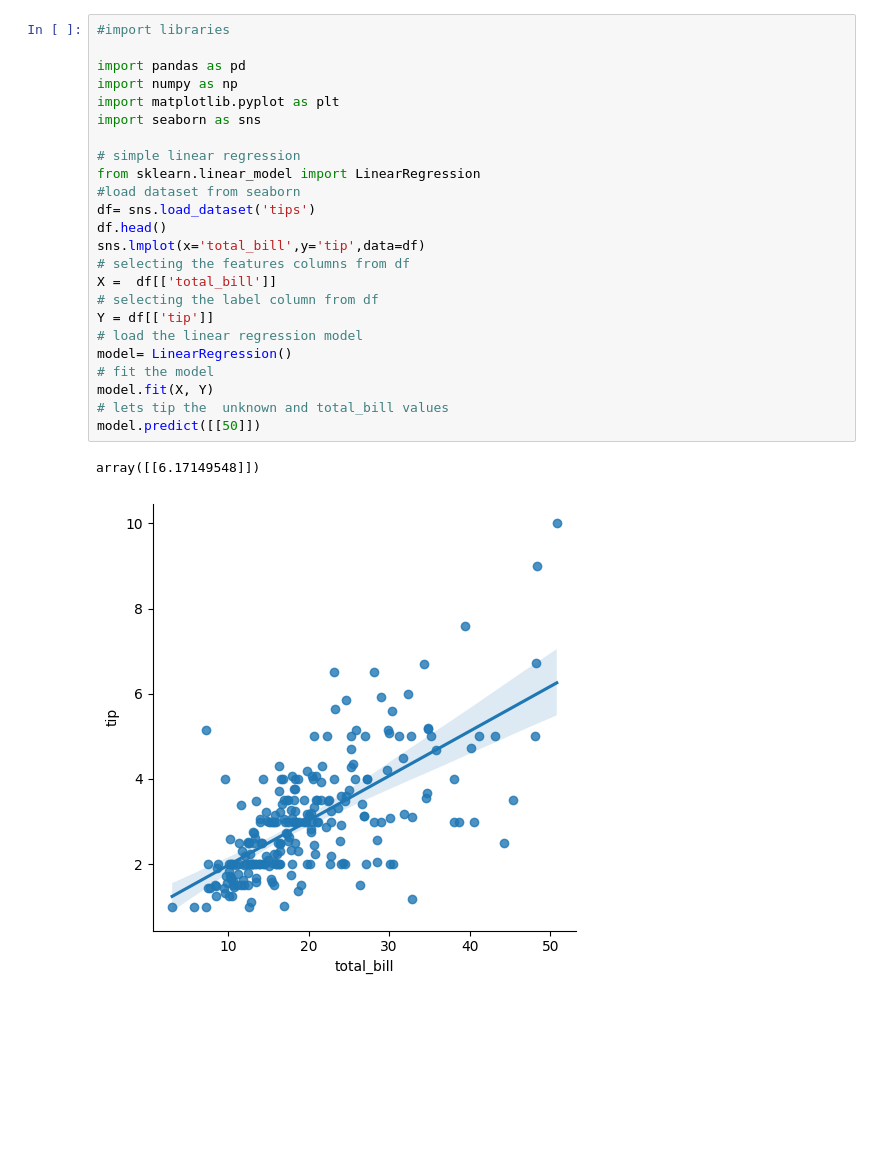
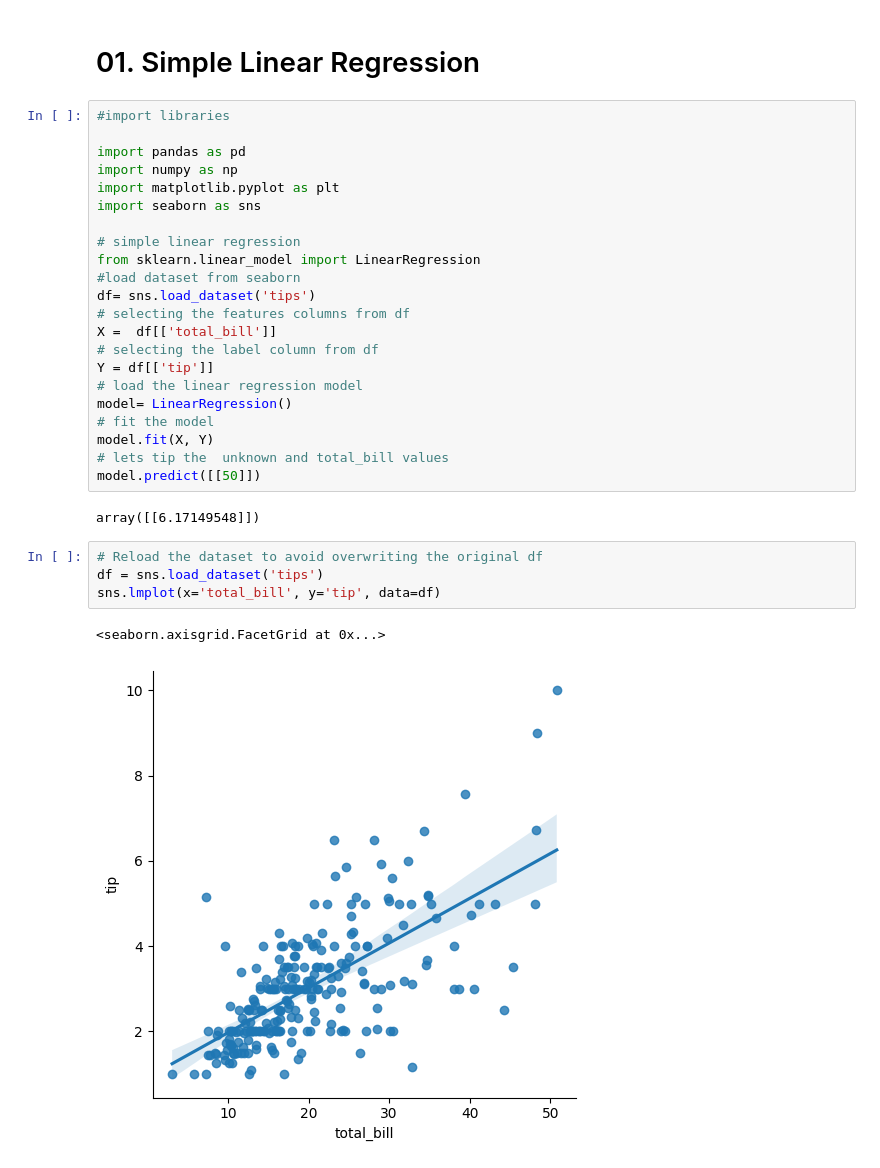
Before and after one commit to FarooqAzamdogar/MachineLearning_BP, a Jupyter notebook: ML_Pprojects/02_intermediate_sklearn.ipynb, the cells around one changed output. Saved outputs shown, nothing was run; the diff lists cells and outputs as text; blank space fills up the shorter version.

```diff
--- a/ML_Pprojects/02_intermediate_sklearn.ipynb
+++ b/ML_Pprojects/02_intermediate_sklearn.ipynb
@@ -3,3 +3,5 @@
+# %% [markdown]
+# 01. Simple Linear Regression
 # %%
 #import libraries
 
@@ -12,8 +14,6 @@ import seaborn as sns
 from sklearn.linear_model import LinearRegression
 #load dataset from seaborn
 df= sns.load_dataset('tips')
-df.head()
-sns.lmplot(x='total_bill',y='tip',data=df)
 # selecting the features columns from df
 X =  df[['total_bill']]
 # selecting the label column from df
@@ -26,4 +26,10 @@ model.fit(X, Y)
 model.predict([[50]])
 # %% [output]
 array([[6.17149548]])
-[figure, removed]
+# %%
+# Reload the dataset to avoid overwriting the original df
+df = sns.load_dataset('tips')
+sns.lmplot(x='total_bill', y='tip', data=df)
+# %% [output]
+<seaborn.axisgrid.FacetGrid at 0x...>
+[figure, added]
```
Also changed, not shown: parts of 14 cells of this notebook, 2 other files.
